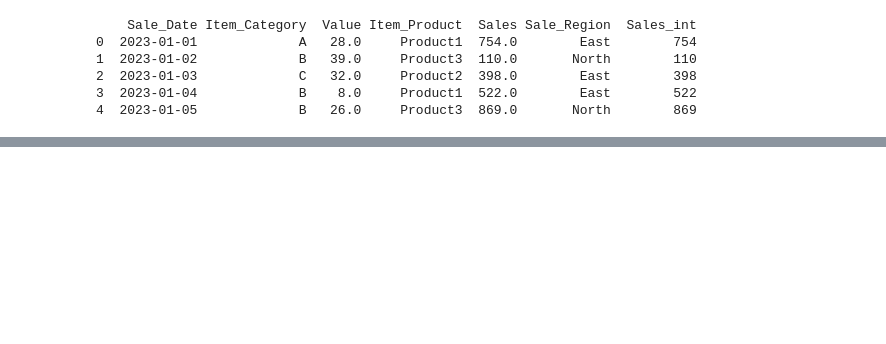
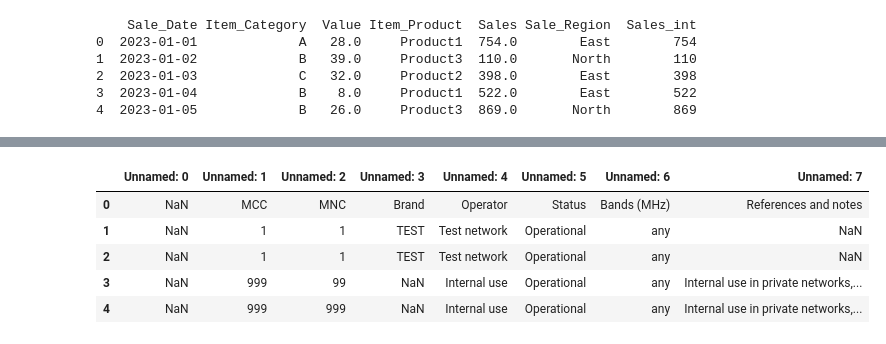
Before and after one commit to Immortal-Pi/Learn_MLOPs, a Jupyter notebook: 1.Python_Basics/pandas.ipynb, the cells around one changed output, grey strips where cells are left out. Cells and saved outputs as stored; diff of their text form; code cells hidden in the pictures; blank space fills up the shorter version.

```diff
--- a/1.Python_Basics/pandas.ipynb
+++ b/1.Python_Basics/pandas.ipynb
@@ -522,0 +693,11 @@ pd.merge(df1,df2, on='Keys',how='inner')
+# %%
+# readign excel files
+data=pd.read_excel('test_dir/sample_data.xlsx')
+data.head()
+# %% [output]
+|  | Unnamed: 0 | Unnamed: 1 | Unnamed: 2 | Unnamed: 3 | Unnamed: 4 | Unnamed: 5 | Unnamed: 6 | Unnamed: 7 |
+| 0 | NaN | MCC | MNC | Brand | Operator | Status | Bands (MHz) | References and notes |
+| 1 | NaN | 1 | 1 | TEST | Test network | Operational | any | NaN |
+| 2 | NaN | 1 | 1 | TEST | Test network | Operational | any | NaN |
+| 3 | NaN | 999 | 99 | NaN | Internal use | Operational | any | Internal use in private networks,... |
+| 4 | NaN | 999 | 999 | NaN | Internal use | Operational | any | Internal use in private networks,... |
```
Also changed, not shown: parts of 35 cells of this notebook, 3 other files.
